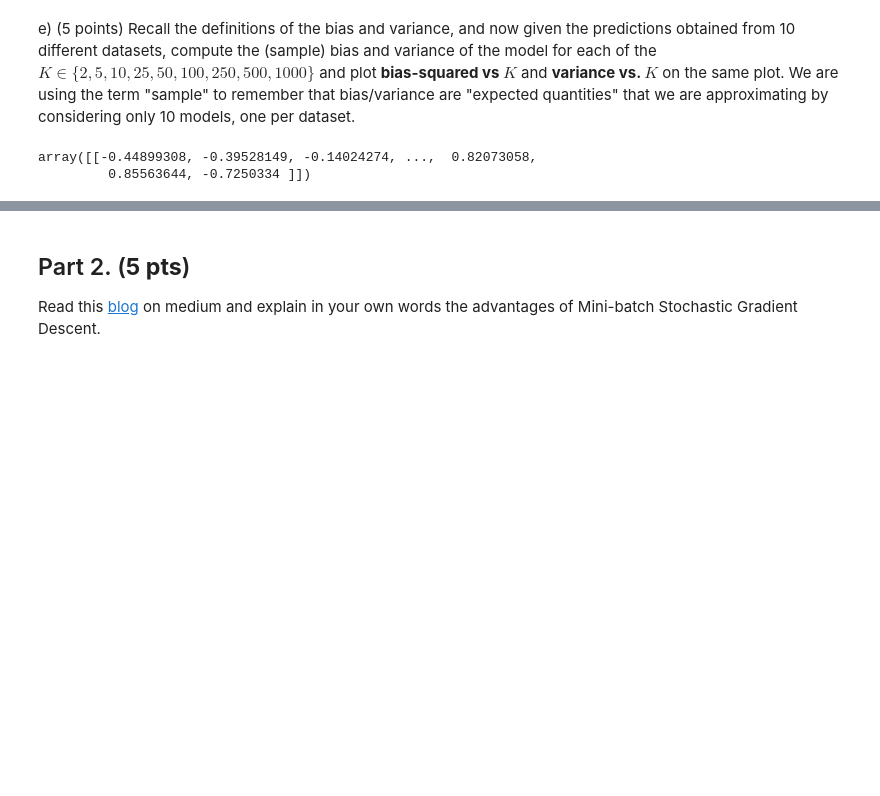
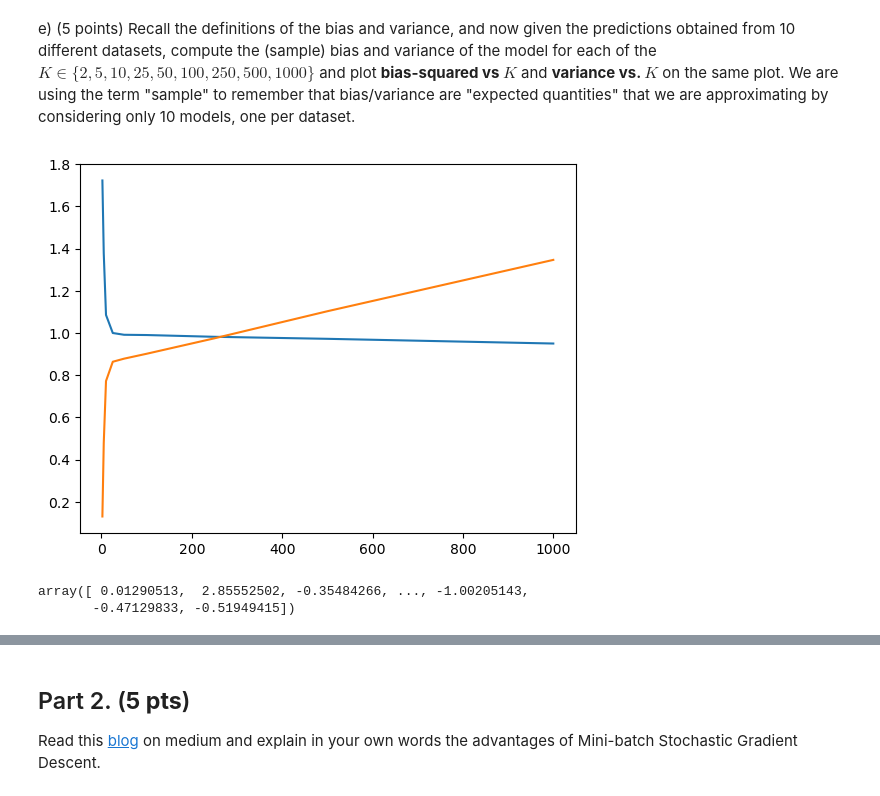
Before and after one commit to axj65/ece381, a Jupyter notebook: HW_2.ipynb, the cells around one changed output, grey strips where cells are left out. Cells and saved outputs as stored; diff of their text form; code cells hidden in the pictures; blank space fills up the shorter version.

```diff
--- a/HW_2.ipynb
+++ b/HW_2.ipynb
@@ -146,8 +142,41 @@ plt.show()
 # %% [markdown]
 e) (5 points) Recall the definitions of the bias and variance, and now given the predictions obtained from 10 different datasets, compute the (sample) bias and variance of the model for each of the $K \in \{2,5,10,25,50,100,250,500,1000\}$ and plot **bias-squared vs $K$** and **variance vs. $K$**  on the same plot.
 We are using the term "sample" to remember that bias/variance are "expected quantities" that we are approximating by considering only 10 models, one per dataset.
+# %%
+bias_vals = []
+var_vals = []
+K = [2,5,10,25,50,100,250,500,1000]
+pred_y = np.zeros((len(datasets[0]['X']),10)) # axis 0: number of data points, axis 1: number of datasets (10)
+
+for n in K:
+  for j in datasets.keys():
+    x = datasets[j]['X']
+    y = datasets[j]['Y']
+    ### START CODE ###
+    # Estimate y_{hat}
+    df = implement_estimator(x, y, n)
+    y_hat = df['pred']
+    ### END CODE ###
+    pred_y[:,j] = y_hat
+
+  ### START CODE ###
+  # Compute the mean of the estimates over 10 datasets for each input x_{i}
+  avg_yhat = np.mean(pred_y, axis=1) # 1D array of shape (2000,)
+  # Compute the MSE between avg_yhat and y as bias
+  #bias = np.mean((avg_yhat - datasets[j]['Y'])**2)
+  bias = mean_squared_error(datasets[j]['Y'][0], avg_yhat)
+  # Compute the variance of the estimates over 10 datasets for each input x_{i}, then average over all inputs
+  var_yhat = np.mean(np.var(pred_y[:,j]))
+  ### END CODE ###
+  bias_vals.append(bias)
+  var_vals.append(var_yhat)
+plt.plot(K, bias_vals)
+plt.plot(K, var_vals)
+plt.show()
+# %% [output]
+[figure, added]
 # %%
-datasets[0]['Y']
+datasets[j]['Y'][0]
 # %% [output]
-array([[-0.44899308, -0.39528149, -0.14024274, ...,  0.82073058,
-         0.85563644, -0.7250334 ]])
+array([ 0.01290513,  2.85552502, -0.35484266, ..., -1.00205143,
+       -0.47129833, -0.51949415])
```
Also changed, not shown: parts of 11 cells of this notebook.
